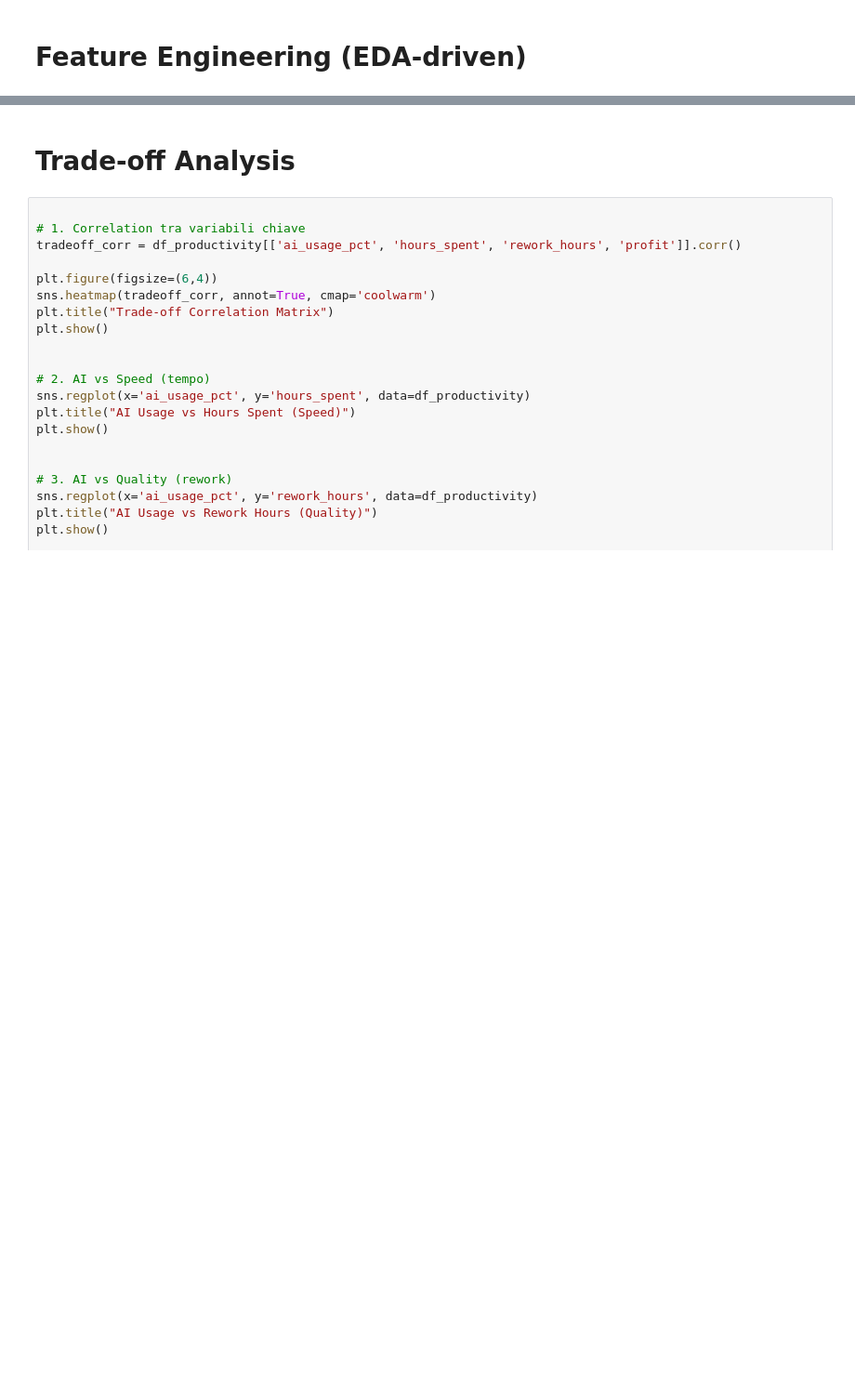
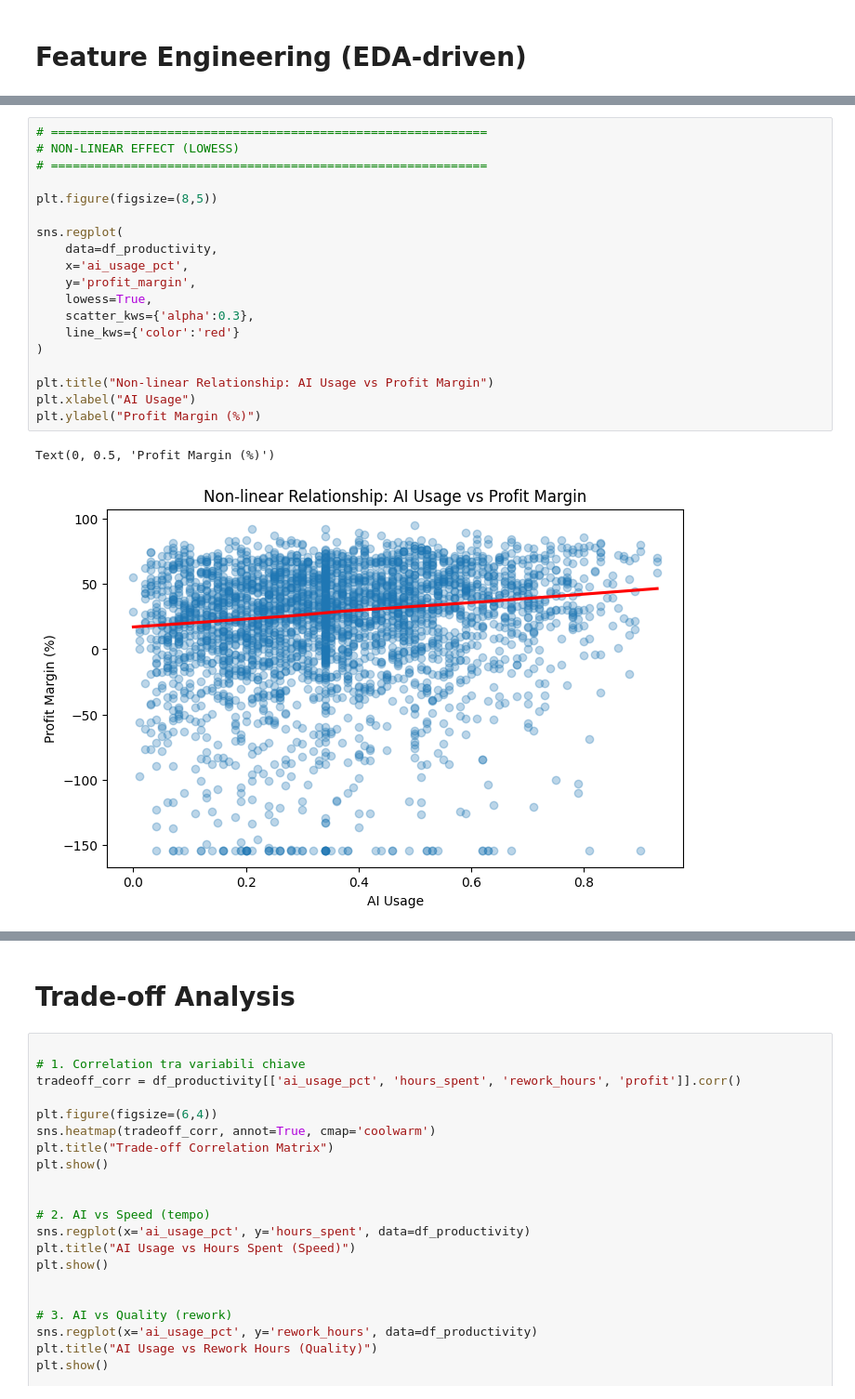
Before and after one commit to andreamammano89-maker/ML_Project_SEA_815441, a Jupyter notebook: EDA.ipynb, the cells around one changed output, grey strips where cells are left out. Shown at 93% size. Saved outputs shown, nothing was run; the diff lists cells and outputs as text; blank space fills up the shorter version.

```diff
--- a/EDA.ipynb
+++ b/EDA.ipynb
@@ -881,0 +850,22 @@ Overall, AI appears to improve both efficiency and profitability on average, but
+# %%
+# ============================================================
+# NON-LINEAR EFFECT (LOWESS)
+# ============================================================
+
+plt.figure(figsize=(8,5))
+
+sns.regplot(
+    data=df_productivity,
+    x='ai_usage_pct',
+    y='profit_margin',
+    lowess=True,
+    scatter_kws={'alpha':0.3},
+    line_kws={'color':'red'}
+)
+
+plt.title("Non-linear Relationship: AI Usage vs Profit Margin")
+plt.xlabel("AI Usage")
+plt.ylabel("Profit Margin (%)")
+# %% [output]
+Text(0, 0.5, 'Profit Margin (%)')
+[figure, added]
```
Also changed, not shown: parts of 32 cells of this notebook.
